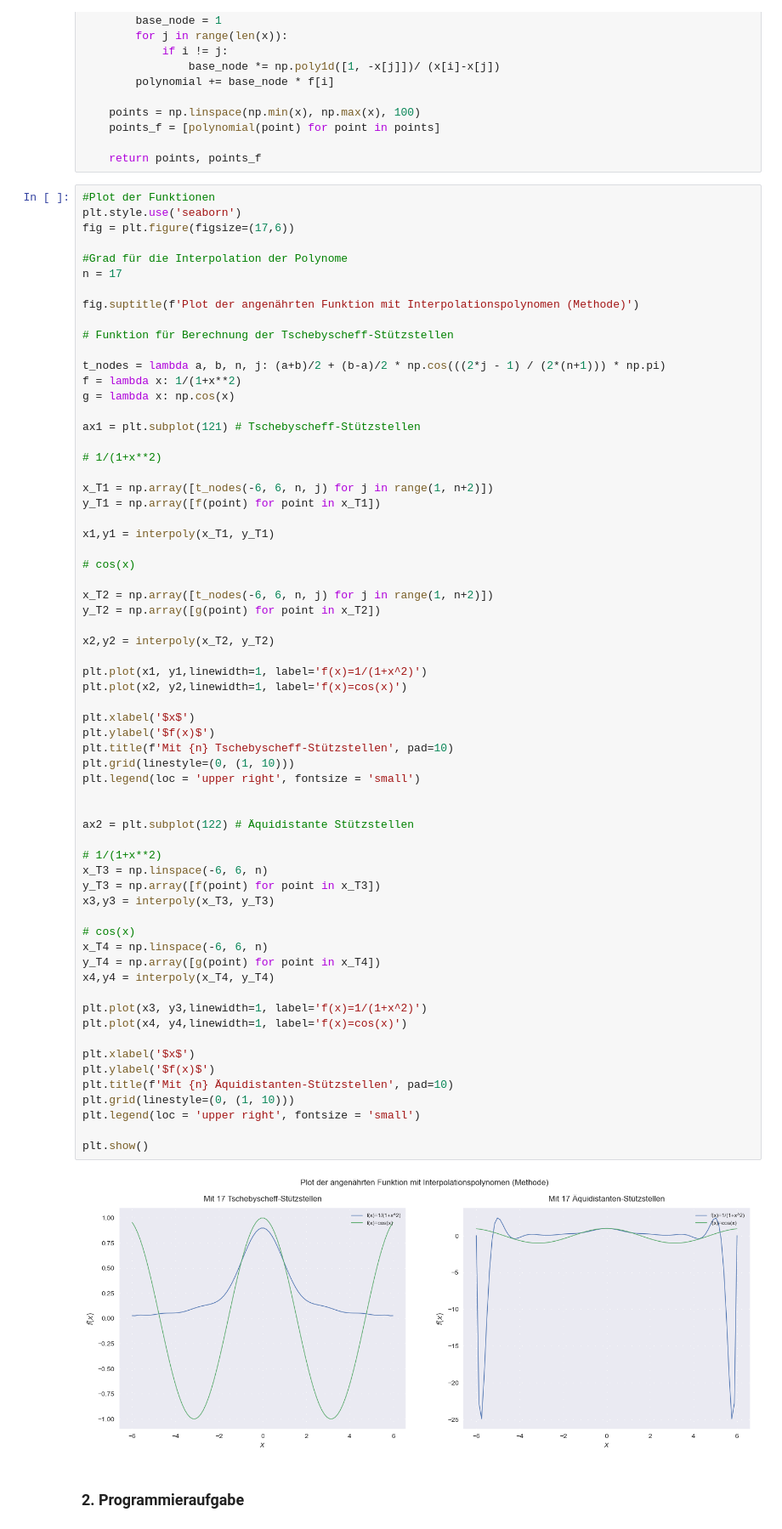
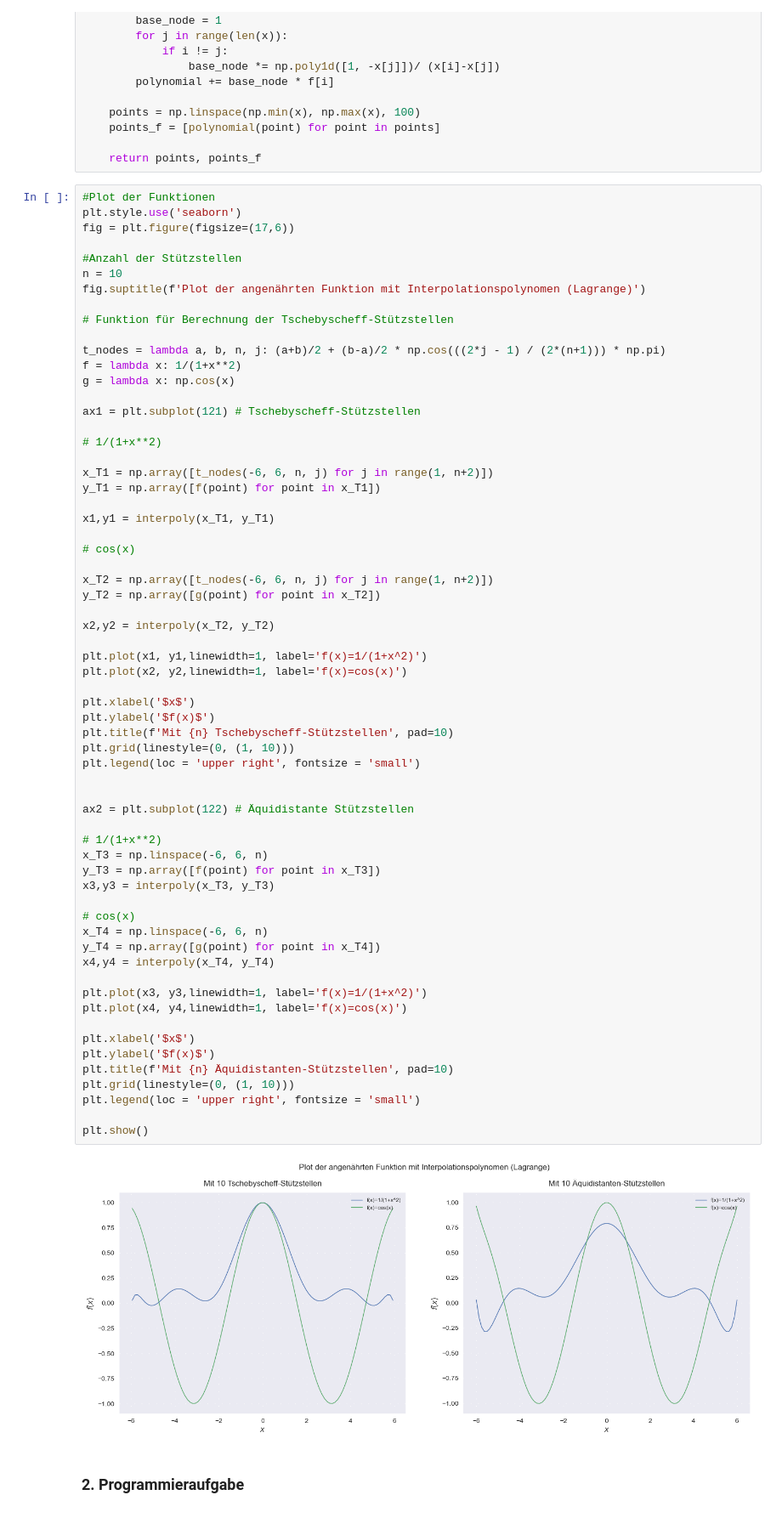
Before and after one commit to Javiermateor/Numerische-Mathematik-I-fuer-Ingenieure, a Jupyter notebook: HA4.ipynb, the cells around one changed output. Shown: that part at 85% size. Cells and saved outputs as stored; diff of their text form.

```diff
--- a/HA4.ipynb
+++ b/HA4.ipynb
@@ -23,10 +23,9 @@ def interpoly(x, f):
 plt.style.use('seaborn')
 fig = plt.figure(figsize=(17,6))
 
-#Grad für die Interpolation der Polynome
-n = 17
-
-fig.suptitle(f'Plot der angenährten Funktion mit Interpolationspolynomen (Methode)')
+#Anzahl der Stützstellen
+n = 10
+fig.suptitle(f'Plot der angenährten Funktion mit Interpolationspolynomen (Lagrange)')
 
 # Funktion für Berechnung der Tschebyscheff-Stützstellen
 
@@ -56,34 +55,34 @@ plt.plot(x2, y2,linewidth=1, label='f(x)=cos(x)')
 plt.xlabel('$x$')
 plt.ylabel('$f(x)$')
 plt.title(f'Mit {n} Tschebyscheff-Stützstellen', pad=10)
 plt.grid(linestyle=(0, (1, 10)))
 plt.legend(loc = 'upper right', fontsize = 'small')
 
 
 ax2 = plt.subplot(122) # Äquidistante Stützstellen
 
 # 1/(1+x**2)
 x_T3 = np.linspace(-6, 6, n)
 y_T3 = np.array([f(point) for point in x_T3])
 x3,y3 = interpoly(x_T3, y_T3)
 
 # cos(x)
 x_T4 = np.linspace(-6, 6, n)
 y_T4 = np.array([g(point) for point in x_T4])
 x4,y4 = interpoly(x_T4, y_T4)
 
 plt.plot(x3, y3,linewidth=1, label='f(x)=1/(1+x^2)')
 plt.plot(x4, y4,linewidth=1, label='f(x)=cos(x)')
 
 plt.xlabel('$x$')
 plt.ylabel('$f(x)$')
 plt.title(f'Mit {n} Äquidistanten-Stützstellen', pad=10)
 plt.grid(linestyle=(0, (1, 10)))
 plt.legend(loc = 'upper right', fontsize = 'small')
 
 plt.show()
 # %% [output]
-[figure, old version]
+[figure, new version]
 # %% [markdown]
 ### 2. Programmieraufgabe
 # %%
```
